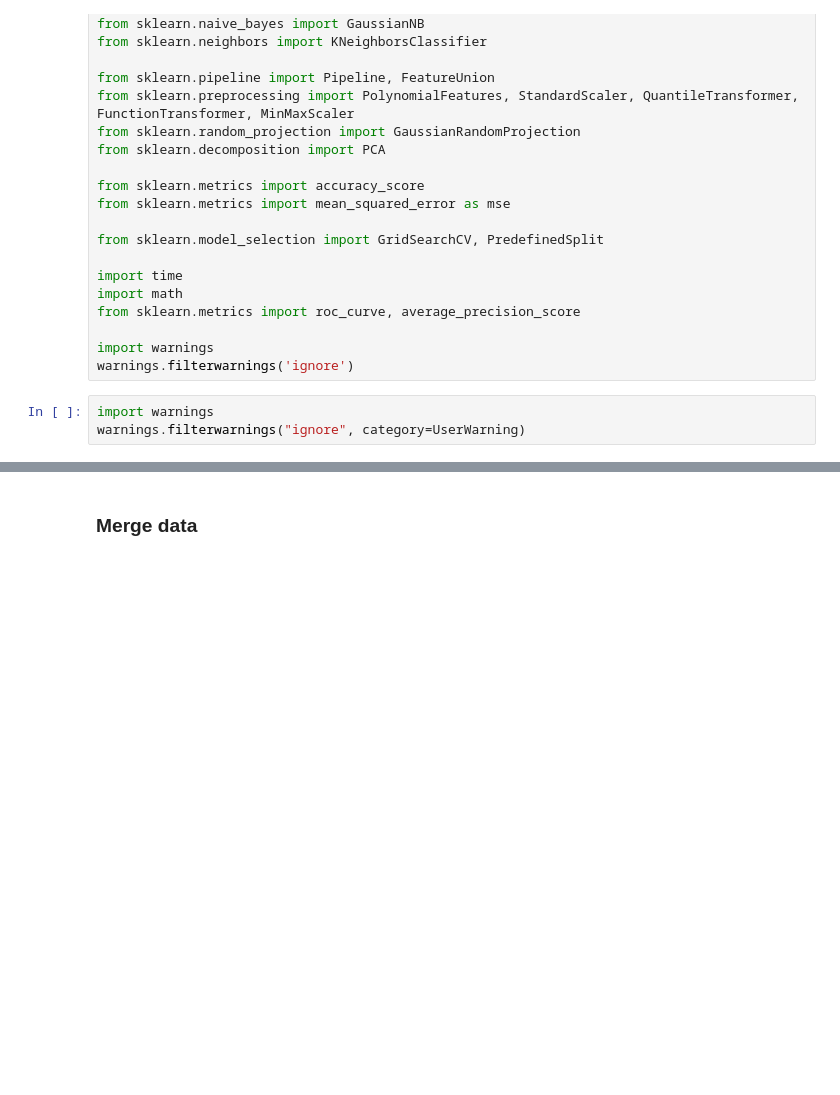
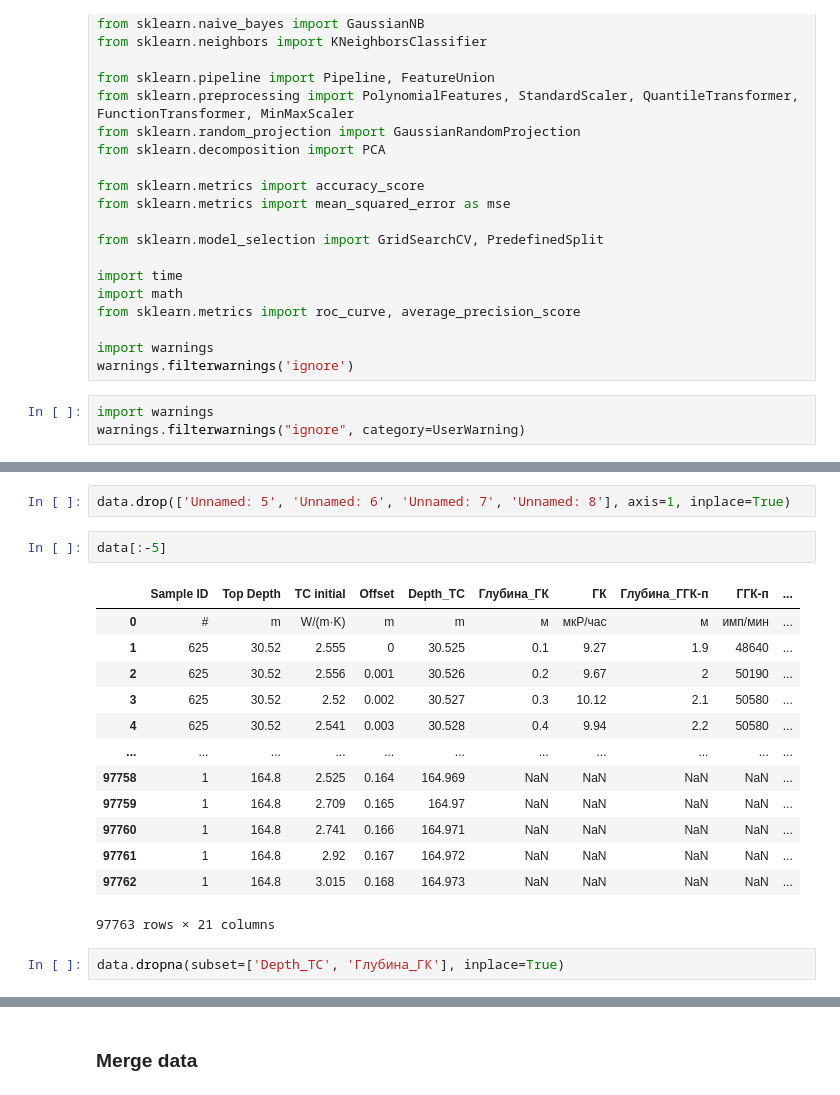
Before and after one commit to MariiaKalinina/R, a Jupyter notebook: Rosatom_new_version.ipynb, the cells around one changed output, grey strips where cells are left out. Cells and saved outputs as stored; diff of their text form; blank space fills up the shorter version.

```diff
--- a/Rosatom_new_version.ipynb
+++ b/Rosatom_new_version.ipynb
@@ -102,0 +98,20 @@ data
+# %%
+data.drop(['Unnamed: 5', 'Unnamed: 6', 'Unnamed: 7', 'Unnamed: 8'], axis=1, inplace=True)
+# %%
+data[:-5]
+# %% [output]
+|  | Sample ID | Top Depth | TC initial | Offset | Depth_TC | Глубина_ГК | ГК | Глубина_ГГК-п | ГГК-п | ... |
+| 0 | # | m | W/(m·K) | m | m | м | мкР/час | м | имп/мин | ... |
+| 1 | 625 | 30.52 | 2.555 | 0 | 30.525 | 0.1 | 9.27 | 1.9 | 48640 | ... |
+| 2 | 625 | 30.52 | 2.556 | 0.001 | 30.526 | 0.2 | 9.67 | 2 | 50190 | ... |
+| 3 | 625 | 30.52 | 2.52 | 0.002 | 30.527 | 0.3 | 10.12 | 2.1 | 50580 | ... |
+| 4 | 625 | 30.52 | 2.541 | 0.003 | 30.528 | 0.4 | 9.94 | 2.2 | 50580 | ... |
+| ... | ... | ... | ... | ... | ... | ... | ... | ... | ... | ... |
+| 97758 | 1 | 164.8 | 2.525 | 0.164 | 164.969 | NaN | NaN | NaN | NaN | ... |
+| 97759 | 1 | 164.8 | 2.709 | 0.165 | 164.97 | NaN | NaN | NaN | NaN | ... |
+| 97760 | 1 | 164.8 | 2.741 | 0.166 | 164.971 | NaN | NaN | NaN | NaN | ... |
+| 97761 | 1 | 164.8 | 2.92 | 0.167 | 164.972 | NaN | NaN | NaN | NaN | ... |
+| 97762 | 1 | 164.8 | 3.015 | 0.168 | 164.973 | NaN | NaN | NaN | NaN | ... |
+97763 rows × 21 columns
+# %%
+data.dropna(subset=['Depth_TC', 'Глубина_ГК'], inplace=True)
```
Also changed, not shown: parts of 13 cells of this notebook.
